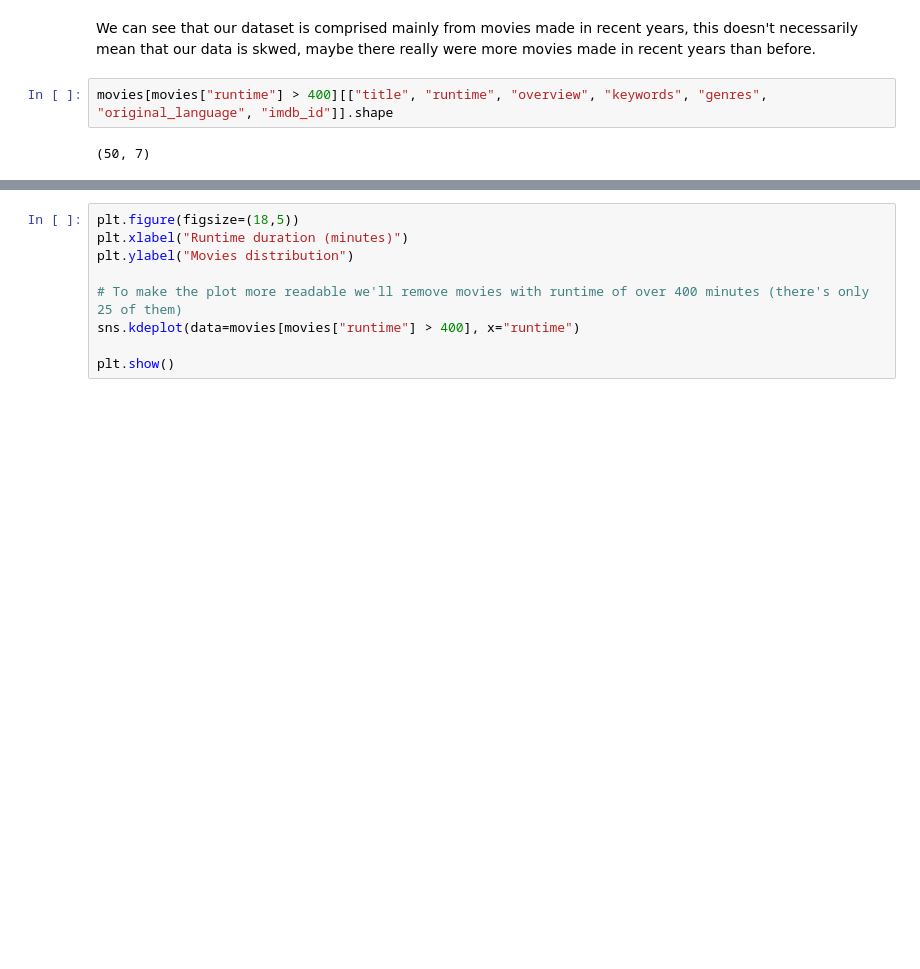
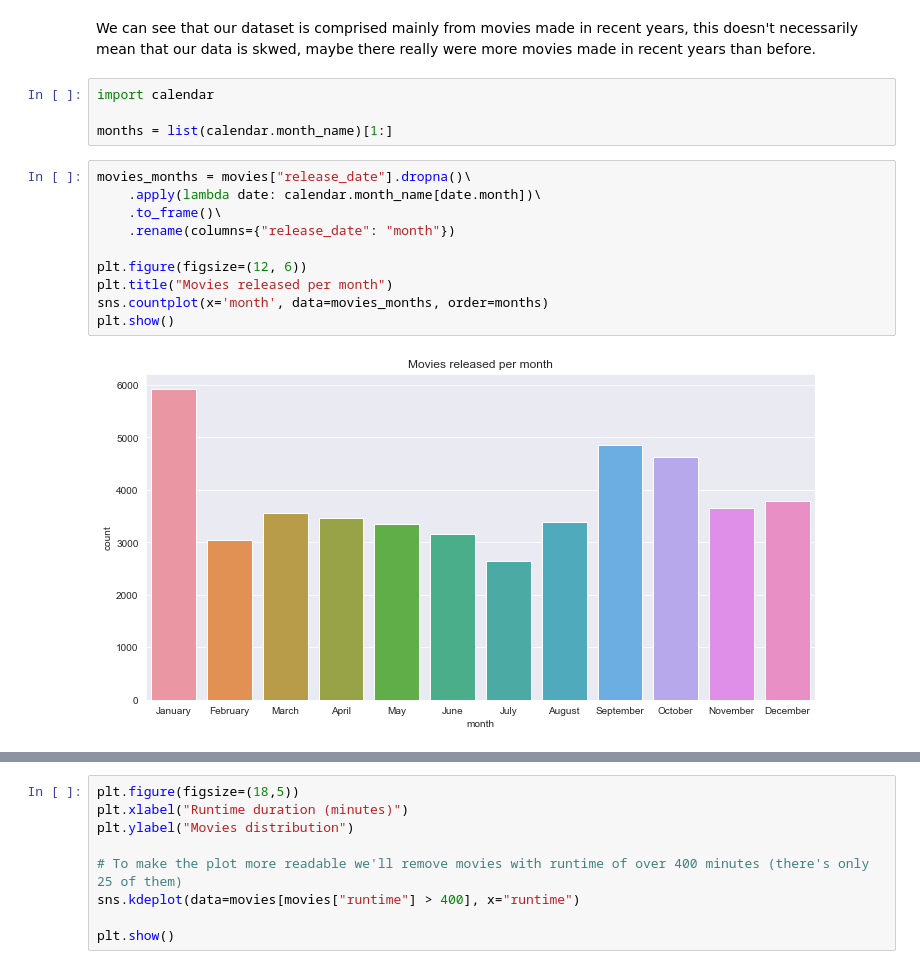
Before and after one commit to adi-benz/movies-rating-analysis, a Jupyter notebook: analysis.ipynb, the cells around one changed output, grey strips where cells are left out. Drawn from its saved outputs; the diff is of its cells as text; blank space fills up the shorter version.

```diff
--- a/analysis.ipynb
+++ b/analysis.ipynb
@@ -187,7 +187,19 @@ plt.show()
 [figure]
 # %% [markdown]
 We can see that our dataset is comprised mainly from movies made in recent years, this doesn't necessarily mean that our data is skwed, maybe there really were more movies made in recent years than before.
-# %%
-movies[movies["runtime"] > 400][["title", "runtime", "overview", "keywords", "genres", "original_language", "imdb_id"]].shape
-# %% [output]
-(50, 7)
+# %%
+import calendar
+
+months = list(calendar.month_name)[1:]
+# %%
+movies_months = movies["release_date"].dropna()\
+    .apply(lambda date: calendar.month_name[date.month])\
+    .to_frame()\
+    .rename(columns={"release_date": "month"})
+
+plt.figure(figsize=(12, 6))
+plt.title("Movies released per month")
+sns.countplot(x='month', data=movies_months, order=months)
+plt.show()
+# %% [output]
+[figure, added]
```
Also changed, not shown: parts of 12 cells of this notebook.
